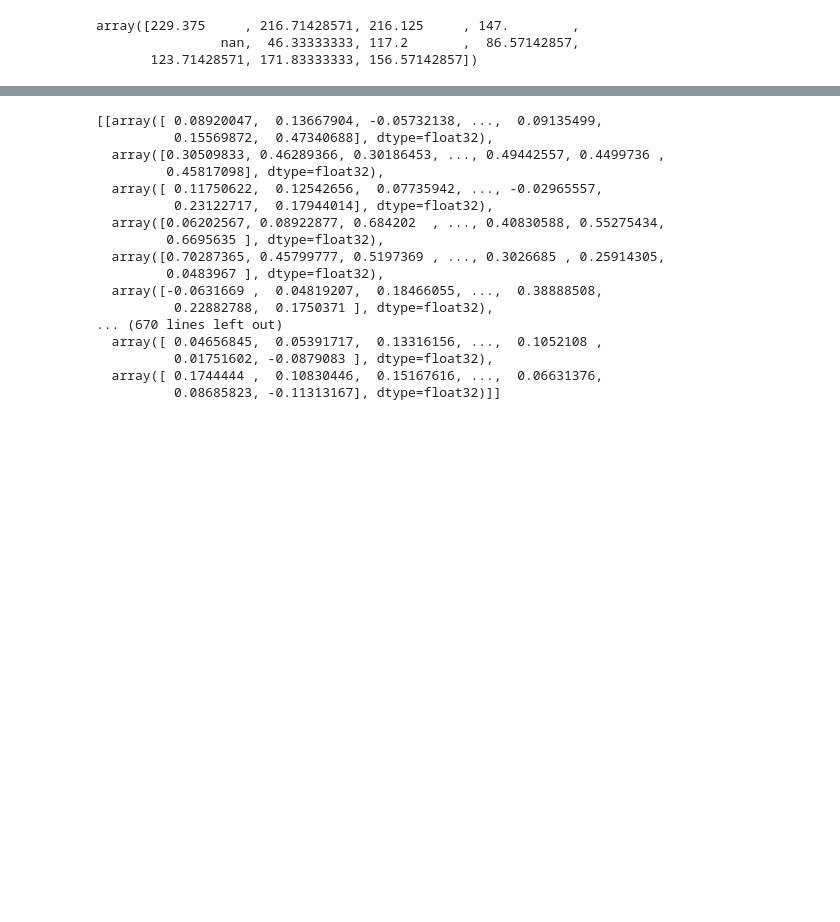
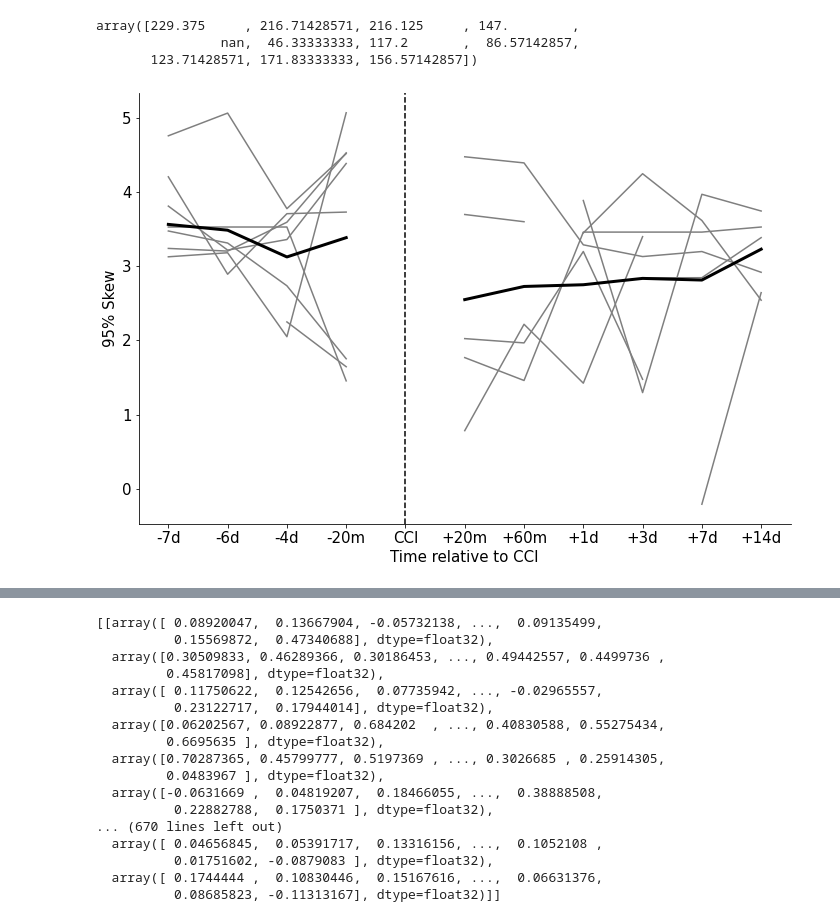
Before and after one commit to margolislab/Bibineyshvili_2024, a Jupyter notebook: 2P_TBI_mat.ipynb, the cells around one changed output, grey strips where cells are left out. Drawn from its saved outputs; the diff is of its cells as text; code cells hidden in the pictures; blank space fills up the shorter version.

Commit message:
Skew plots

```diff
--- a/2P_TBI_mat.ipynb
+++ b/2P_TBI_mat.ipynb
@@ -166,6 +121,26 @@ y[0,:]
 array([229.375     , 216.71428571, 216.125     , 147.        ,
                 nan,  46.33333333, 117.2       ,  86.57142857,
        123.71428571, 171.83333333, 156.57142857])
+# %%
+plt.rc('font', size=15)
+
+
+fig, ax =  plt.subplots(figsize=(10,7))
+im = ax.plot(x[4,:,:],'tab:grey')
+ax.plot(y[4,:],'k',lw=3)
+plt.ylabel('95% Skew')
+plt.xlabel('Time relative to CCI')
+ax.spines['top'].set_visible(False)
+ax.spines['right'].set_visible(False)
+plt.axvline(x=4, color='black', linestyle='--')
+x_label_list = ['-7d','-6d','-4d','-20m','CCI','+20m','+60m','+1d','+3d','+7d','+14d']
+ax.set_xticks([0,1,2,3,4,5,6,7,8,9,10])
+ax.set_xticklabels(x_label_list)
+fig.tight_layout()
+plt.savefig('{}_averageskewofskew.eps'.format(sname))
+plt.show()
+# %% [output]
+[figure, added]
 # %%
 plt.rc('font', size=15)
 
```
Also changed, not shown: parts of 13 cells of this notebook.
